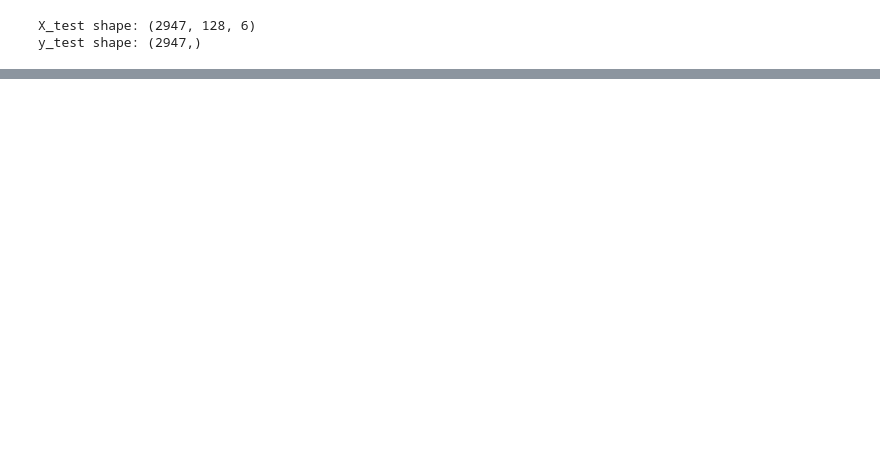
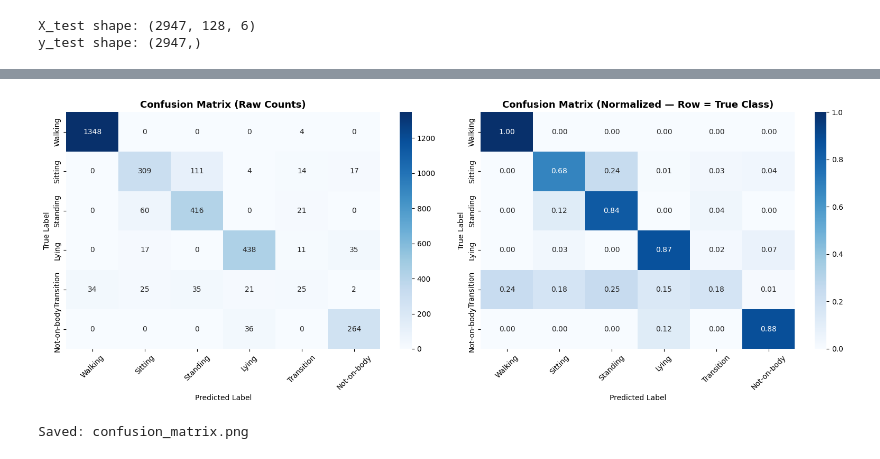
Before and after one commit to mohamedfahadlal/TinyML-HAR, a Jupyter notebook: notebooks/Model.ipynb, the cells around one changed output, grey strips where cells are left out. Saved outputs shown, nothing was run; the diff lists cells and outputs as text; code cells hidden in the pictures; blank space fills up the shorter version.

```diff
--- a/notebooks/Model.ipynb
+++ b/notebooks/Model.ipynb
@@ -415,7 +659,7 @@ Model: "sequential"
 # 4) train
 history = model.fit(
     X_train_norm, y_train_combined,
-    validation_data=(X_test_norm, y_test),
+    validation_data=(X_test_norm, y_test_final),   # ← correct variable
     epochs=20,
     batch_size=32,
     verbose=1
@@ -477,0 +882,10 @@ F1-Score : 0.9043582795727916
+# %%
+history = model.fit(
+    X_train_norm, y_train_combined,
+    validation_data=(X_test_norm, y_test_final),
+    epochs=60,                   # ← increased from 40 (early stop will cut it)
+    batch_size=32,
+    class_weight=class_weights,
+    callbacks=[macro_f1_cb, early_stop, reduce_lr, checkpoint],  # ← macro_f1_cb added
+    verbose=1
+)
@@ -477,0 +980,8 @@ F1-Score : 0.9043582795727916
+# %%
+# ─── GET PREDICTIONS ──────────────────────────────────────────────────────────
+y_pred_prob = model.predict(X_test_norm, verbose=0)   # shape (N, 6) — probabilities
+y_pred      = y_pred_prob.argmax(axis=1)              # shape (N,)   — class indices
+
+print(f"Test samples  : {len(y_test_final)}")
+print(f"Predictions   : {len(y_pred)}")
+print(f"Unique predicted classes: {sorted(np.unique(y_pred))}")
@@ -477,0 +1061,43 @@ F1-Score : 0.9043582795727916
+# %%
+# ─── CONFUSION MATRIX ─────────────────────────────────────────────────────────
+cm = confusion_matrix(y_test_final, y_pred)
+
+# Raw counts
+fig, axes = plt.subplots(1, 2, figsize=(16, 6))
+
+sns.heatmap(
+    cm,
+    annot=True, fmt='d',
+    xticklabels=CLASS_NAMES,
+    yticklabels=CLASS_NAMES,
+    cmap='Blues',
+    ax=axes[0]
+)
+axes[0].set_title('Confusion Matrix (Raw Counts)', fontsize=13, fontweight='bold')
+axes[0].set_ylabel('True Label')
+axes[0].set_xlabel('Predicted Label')
+axes[0].tick_params(axis='x', rotation=45)
+
+# Normalized (row-wise) — shows recall per class as percentage
+cm_norm = cm.astype(float) / cm.sum(axis=1, keepdims=True)
+sns.heatmap(
+    cm_norm,
+    annot=True, fmt='.2f',
+    xticklabels=CLASS_NAMES,
+    yticklabels=CLASS_NAMES,
+    cmap='Blues',
+    vmin=0, vmax=1,
+    ax=axes[1]
+)
+axes[1].set_title('Confusion Matrix (Normalized — Row = True Class)', fontsize=13, fontweight='bold')
+axes[1].set_ylabel('True Label')
+axes[1].set_xlabel('Predicted Label')
+axes[1].tick_params(axis='x', rotation=45)
+
+plt.tight_layout()
+plt.savefig('confusion_matrix.png', dpi=150, bbox_inches='tight')
+plt.show()
+print("Saved: confusion_matrix.png")
+# %% [output]
+[figure, added]
+Saved: confusion_matrix.png
```
Also changed, not shown: parts of 61 cells of this notebook, 4 other files.
